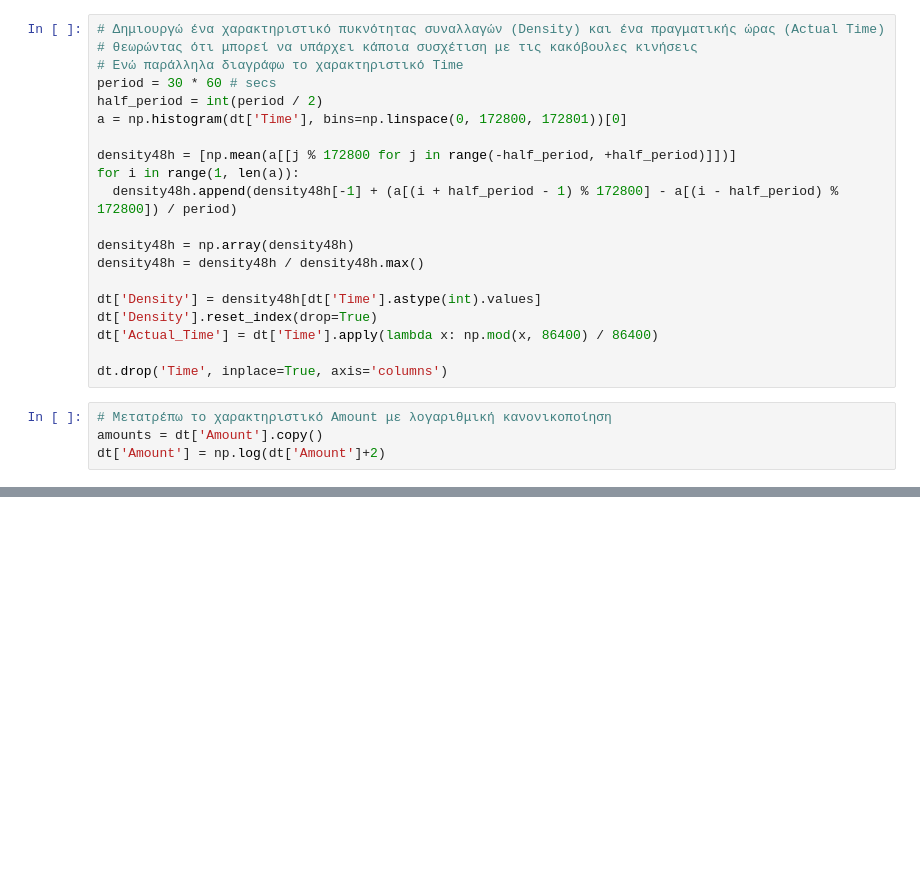
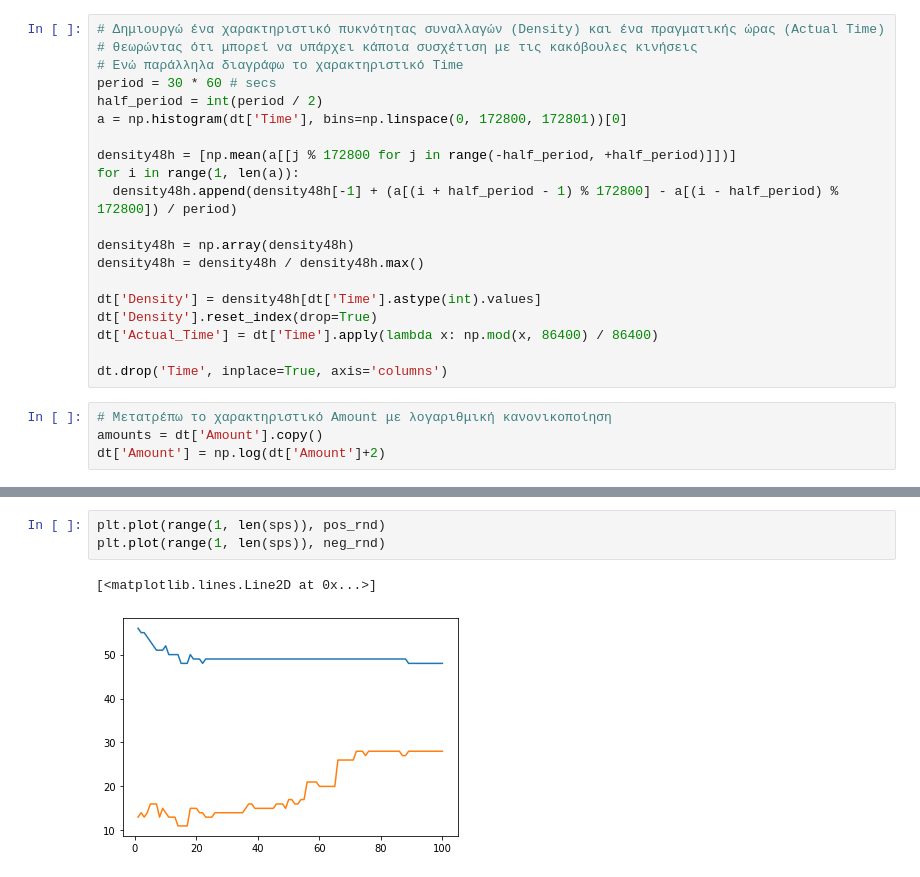
Before and after one commit to gkamtzir/advanced-topics-in-machine-learning, a Jupyter notebook: active-learning/active_learning.ipynb, the cells around one changed output, grey strips where cells are left out. Saved outputs shown, nothing was run; the diff lists cells and outputs as text; blank space fills up the shorter version.

```diff
--- a/active-learning/active_learning.ipynb
+++ b/active-learning/active_learning.ipynb
@@ -443,0 +284,6 @@ weighted avg       1.00      1.00      1.00     85443
+# %%
+plt.plot(range(1, len(sps)), pos_rnd)
+plt.plot(range(1, len(sps)), neg_rnd)
+# %% [output]
+[<matplotlib.lines.Line2D at 0x...>]
+[figure, added]
```
Also changed, not shown: parts of 20 cells of this notebook, 1 other file.
